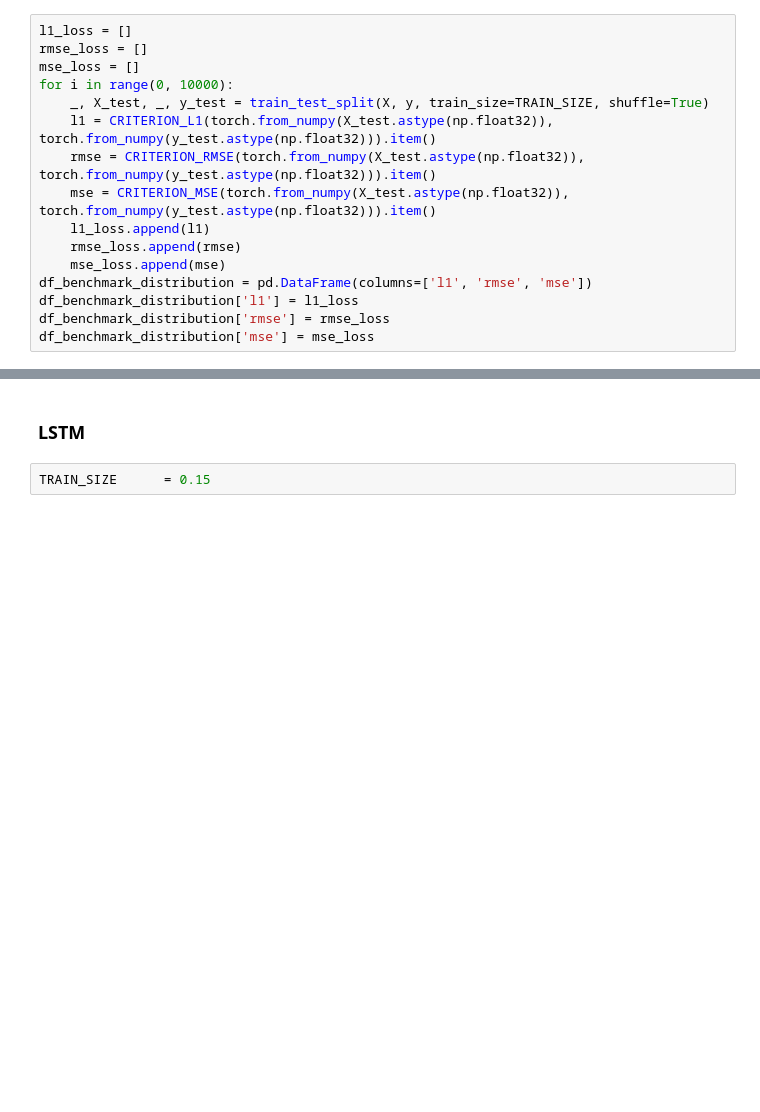
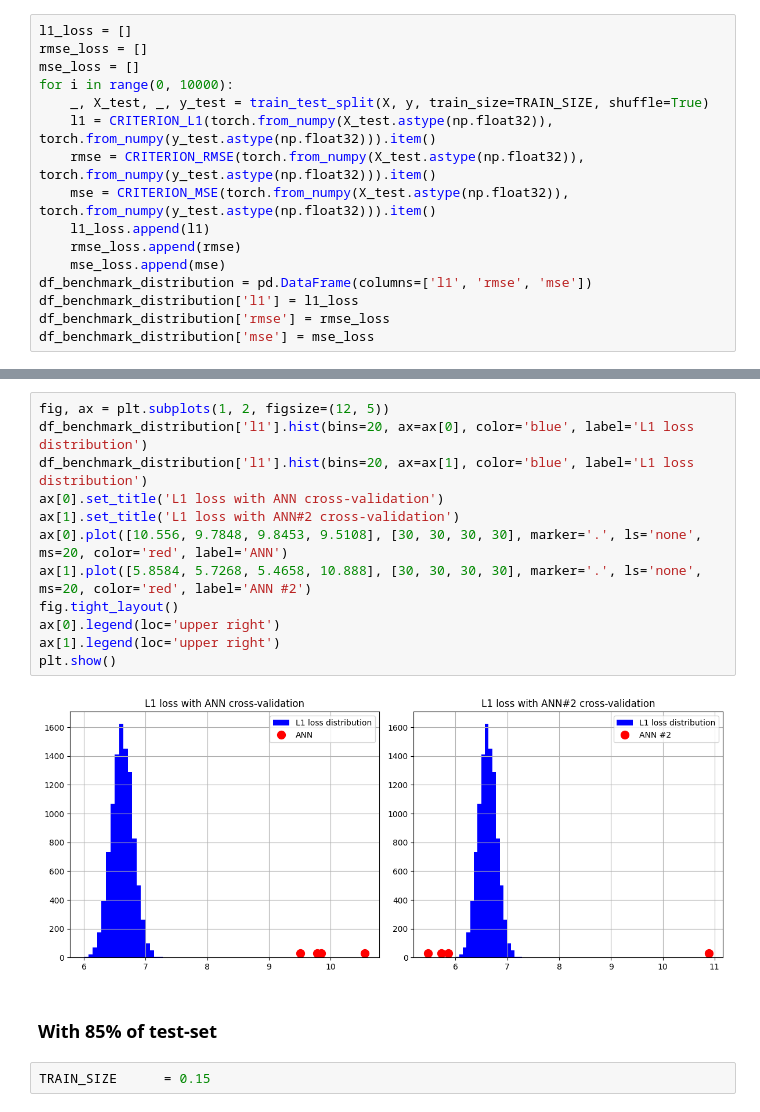
Before and after one commit to lolloberga/quantum_weather_station, a Jupyter notebook: notebooks/5_benchmark_loss.ipynb, the cells around one changed output, grey strips where cells are left out. Drawn from its saved outputs; the diff is of its cells as text; blank space fills up the shorter version.

```diff
--- a/notebooks/5_benchmark_loss.ipynb
+++ b/notebooks/5_benchmark_loss.ipynb
@@ -168,5 +180,19 @@ plt.show()
+# %%
+fig, ax = plt.subplots(1, 2, figsize=(12, 5))
+df_benchmark_distribution['l1'].hist(bins=20, ax=ax[0], color='blue', label='L1 loss distribution')
+df_benchmark_distribution['l1'].hist(bins=20, ax=ax[1], color='blue', label='L1 loss distribution')
+ax[0].set_title('L1 loss with ANN cross-validation')
+ax[1].set_title('L1 loss with ANN#2 cross-validation')
+ax[0].plot([10.556, 9.7848, 9.8453, 9.5108], [30, 30, 30, 30], marker='.', ls='none', ms=20, color='red', label='ANN')
+ax[1].plot([5.8584, 5.7268, 5.4658, 10.888], [30, 30, 30, 30], marker='.', ls='none', ms=20, color='red', label='ANN #2')
+fig.tight_layout()
+ax[0].legend(loc='upper right')
+ax[1].legend(loc='upper right')
+plt.show()
+# %% [output]
+[figure, added]
 # %% [markdown]
-### LSTM
+### With 85% of test-set
 # %%
 TRAIN_SIZE      = 0.15
 # %%
```
Also changed, not shown: parts of 6 cells of this notebook, 3 other files.
